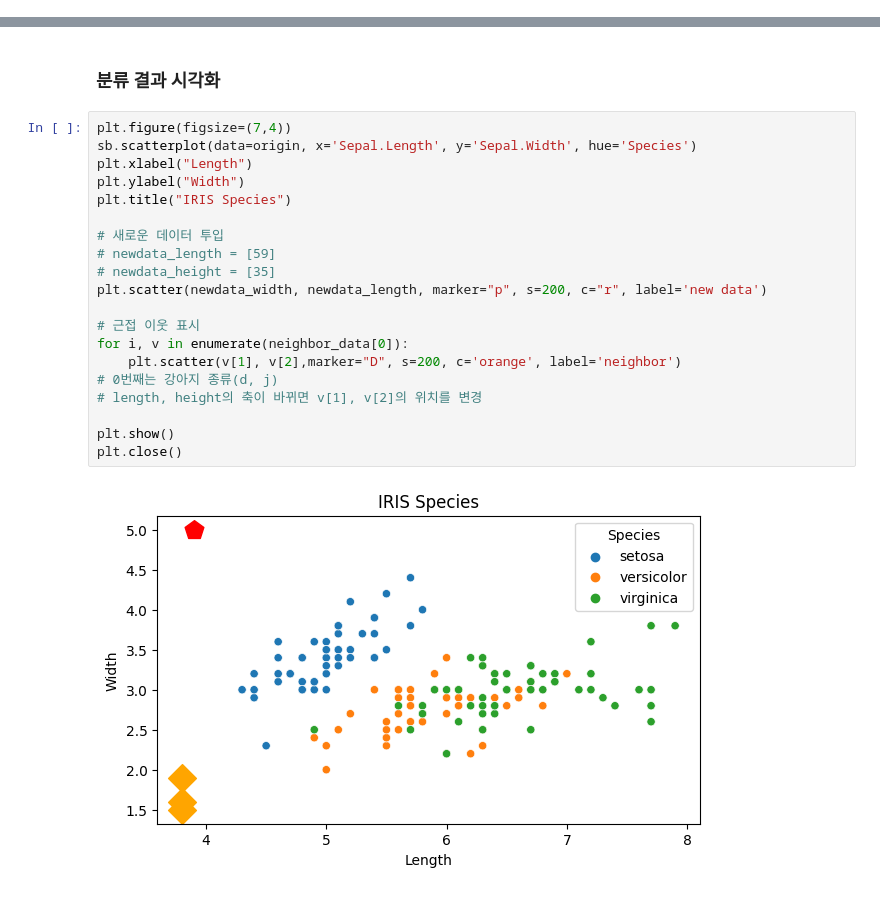
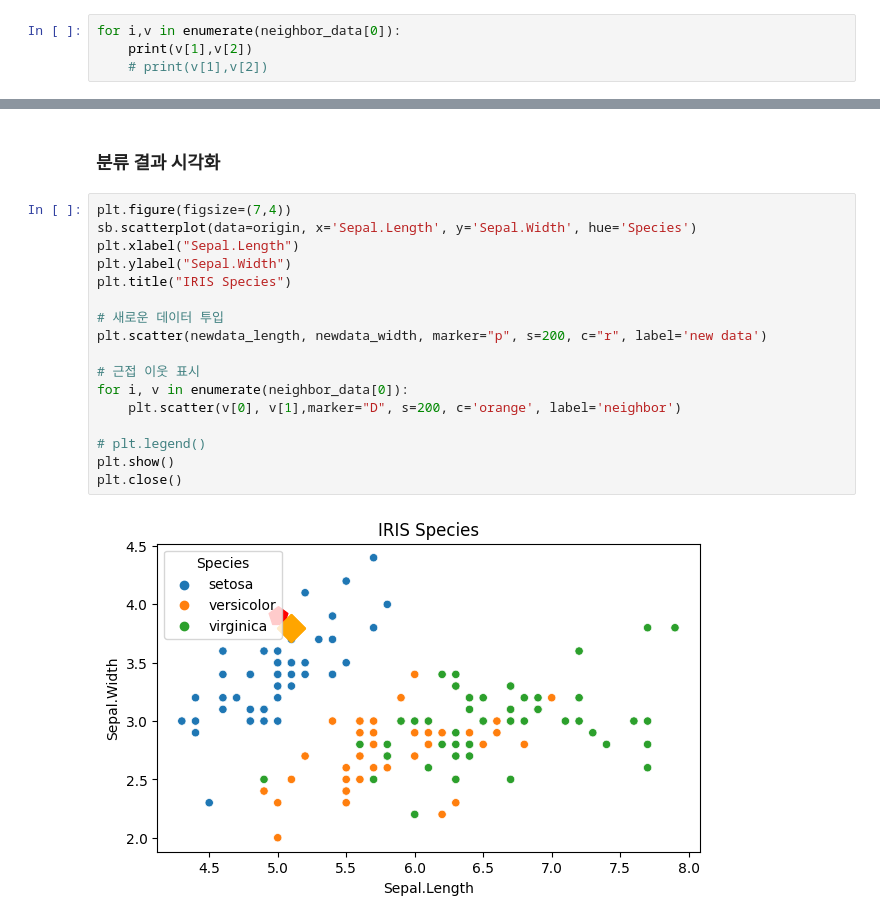
Before and after one commit to jaekim3220/jupyter, a Jupyter notebook: F. 데이터 마이닝/02. Sklearn/연습문제/연습문제2.ipynb, the cells around one changed output, grey strips where cells are left out. Cells and saved outputs as stored; diff of their text form.

```diff
--- a/F. 데이터 마이닝/02. Sklearn/연습문제/연습문제2.ipynb
+++ b/F. 데이터 마이닝/02. Sklearn/연습문제/연습문제2.ipynb
@@ -208,3 +211,7 @@ neighbor_data
 array([[[5.1, 3.8, 1.9, 0.4, 'setosa'],
         [5.1, 3.8, 1.6, 0.2, 'setosa'],
         [5.1, 3.8, 1.5, 0.3, 'setosa']]], dtype=object)
+# %%
+for i,v in enumerate(neighbor_data[0]):
+    print(v[1],v[2])
+    # print(v[1],v[2])
@@ -221,22 +232,19 @@ print(neighbor_data[0][0])
 # %%
 plt.figure(figsize=(7,4))
 sb.scatterplot(data=origin, x='Sepal.Length', y='Sepal.Width', hue='Species')
-plt.xlabel("Length")
-plt.ylabel("Width")
+plt.xlabel("Sepal.Length")
+plt.ylabel("Sepal.Width")
 plt.title("IRIS Species")
 
 # 새로운 데이터 투입
-# newdata_length = [59]
-# newdata_height = [35]
-plt.scatter(newdata_width, newdata_length, marker="p", s=200, c="r", label='new data')
+plt.scatter(newdata_length, newdata_width, marker="p", s=200, c="r", label='new data')
 
 # 근접 이웃 표시
 for i, v in enumerate(neighbor_data[0]):
-    plt.scatter(v[1], v[2],marker="D", s=200, c='orange', label='neighbor')
-# 0번째는 강아지 종류(d, j)
-# length, height의 축이 바뀌면 v[1], v[2]의 위치를 변경
+    plt.scatter(v[0], v[1],marker="D", s=200, c='orange', label='neighbor')
 
+# plt.legend()
 plt.show()
 plt.close()
 # %% [output]
-[figure, old version]
+[figure, new version]
```
Also changed, not shown: parts of 3 cells of this notebook, 1 other file.
